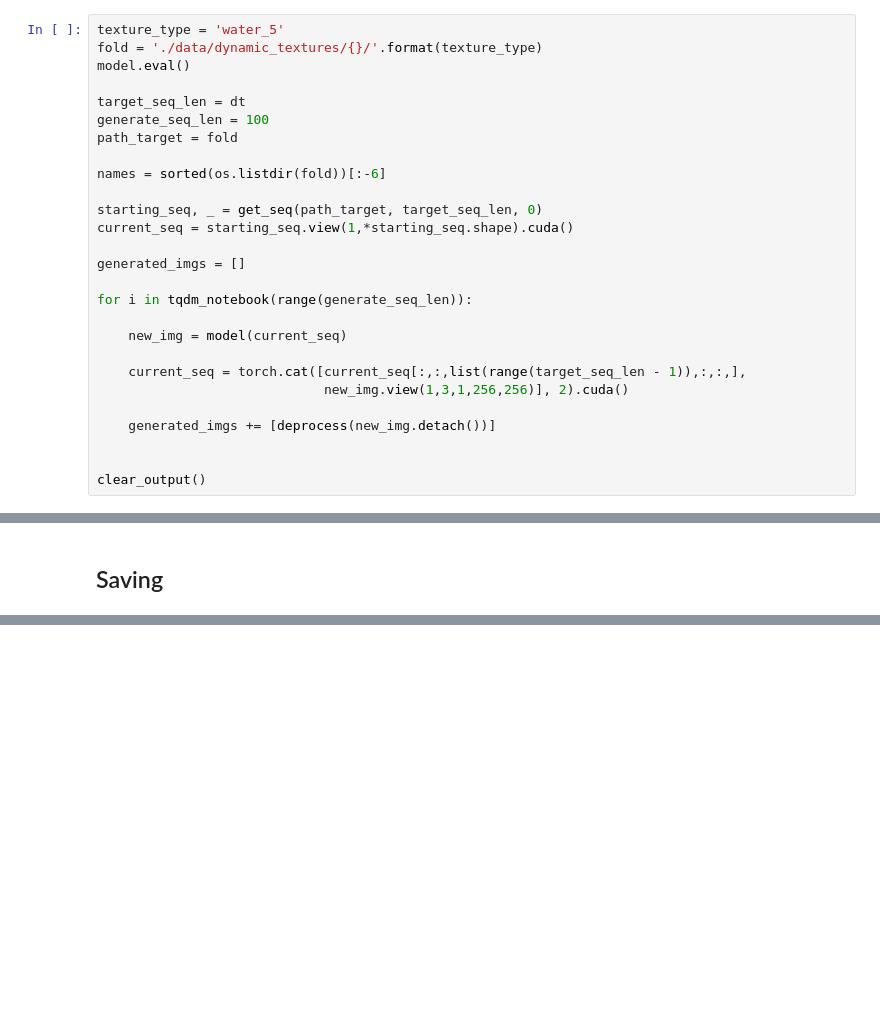
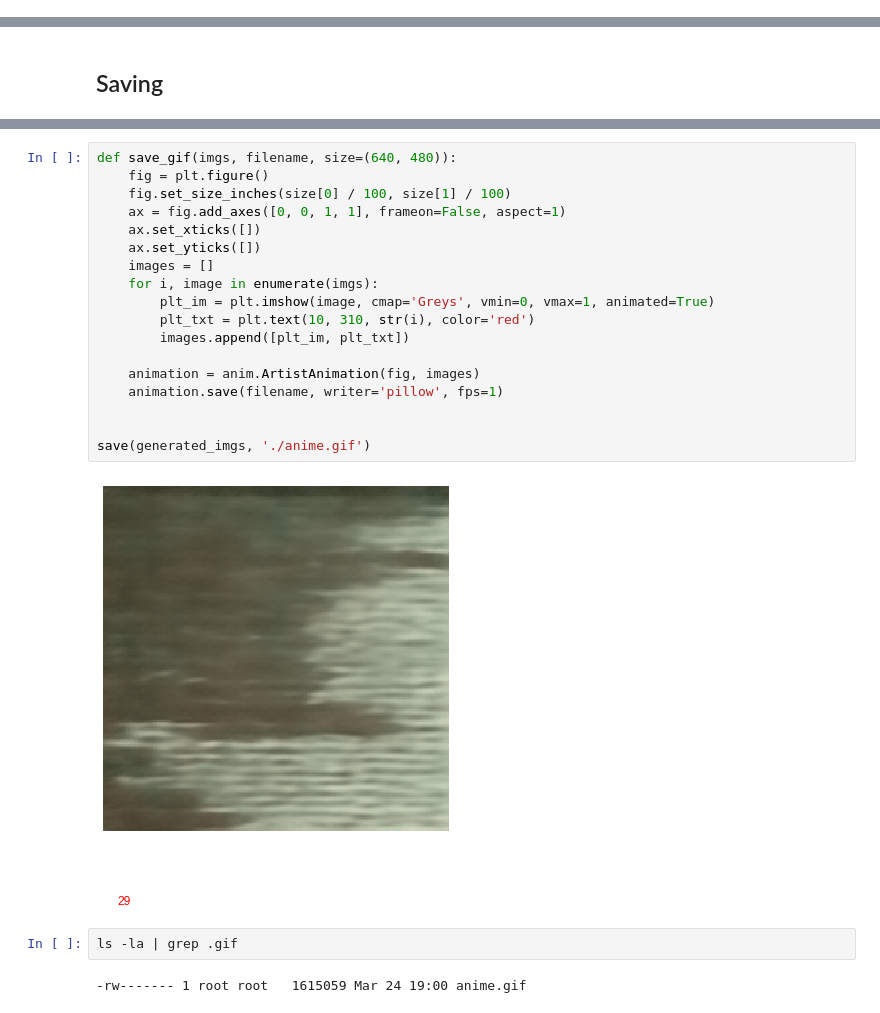
Before and after one commit to blufzzz/Dynamic-Textures-Autoregression, a Jupyter notebook: DynTex_3D_CNN.ipynb, the cells around one changed output, grey strips where cells are left out. Saved outputs shown, nothing was run; the diff lists cells and outputs as text; blank space fills up the shorter version.

```diff
--- a/DynTex_3D_CNN.ipynb
+++ b/DynTex_3D_CNN.ipynb
@@ -283,29 +535,2 @@ plt.show()
 # %% [markdown]
 ## Generation
-# %%
-texture_type = 'water_5'
-fold = './data/dynamic_textures/{}/'.format(texture_type)
-model.eval()
-
-target_seq_len = dt
-generate_seq_len = 100
-path_target = fold
-
-names = sorted(os.listdir(fold))[:-6]
-
-starting_seq, _ = get_seq(path_target, target_seq_len, 0)
-current_seq = starting_seq.view(1,*starting_seq.shape).cuda()
-
-generated_imgs = []
-
-for i in tqdm_notebook(range(generate_seq_len)):
-
-    new_img = model(current_seq)
-
-    current_seq = torch.cat([current_seq[:,:,list(range(target_seq_len - 1)),:,:,],
-                             new_img.view(1,3,1,256,256)], 2).cuda()
-
-    generated_imgs += [deprocess(new_img.detach())]
-
-
-clear_output()
@@ -347,0 +627,24 @@ for i,img in enumerate(generated_imgs):
+# %%
+def save_gif(imgs, filename, size=(640, 480)):
+    fig = plt.figure()
+    fig.set_size_inches(size[0] / 100, size[1] / 100)
+    ax = fig.add_axes([0, 0, 1, 1], frameon=False, aspect=1)
+    ax.set_xticks([])
+    ax.set_yticks([])
+    images = []
+    for i, image in enumerate(imgs):
+        plt_im = plt.imshow(image, cmap='Greys', vmin=0, vmax=1, animated=True)
+        plt_txt = plt.text(10, 310, str(i), color='red')
+        images.append([plt_im, plt_txt])
+
+    animation = anim.ArtistAnimation(fig, images)
+    animation.save(filename, writer='pillow', fps=1)
+
+
+save(generated_imgs, './anime.gif')
+# %% [output]
+[figure, added]
+# %%
+ls -la | grep .gif
+# %% [output]
+-rw------- 1 root root   1615059 Mar 24 19:00 anime.gif
```
Also changed, not shown: parts of 26 cells of this notebook.
